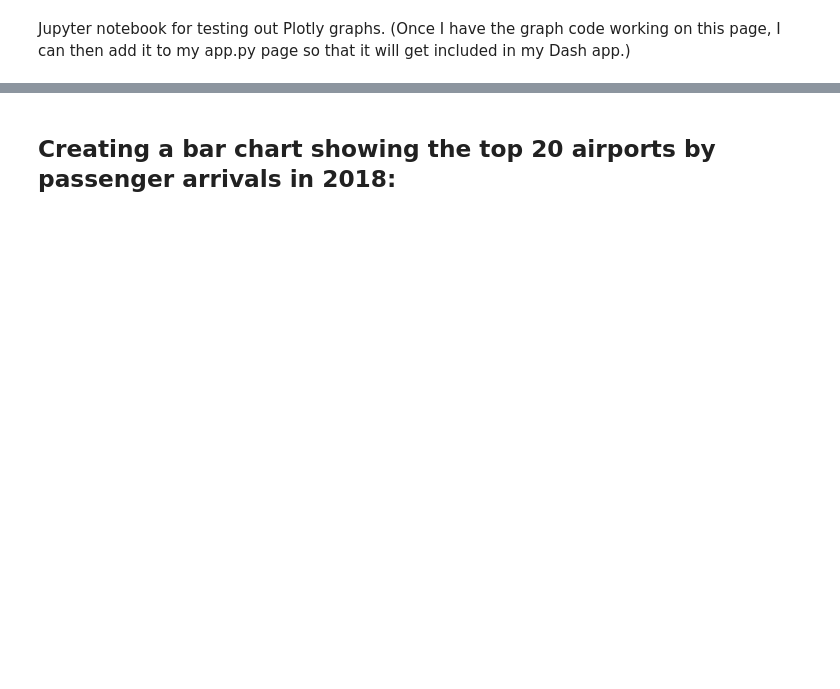
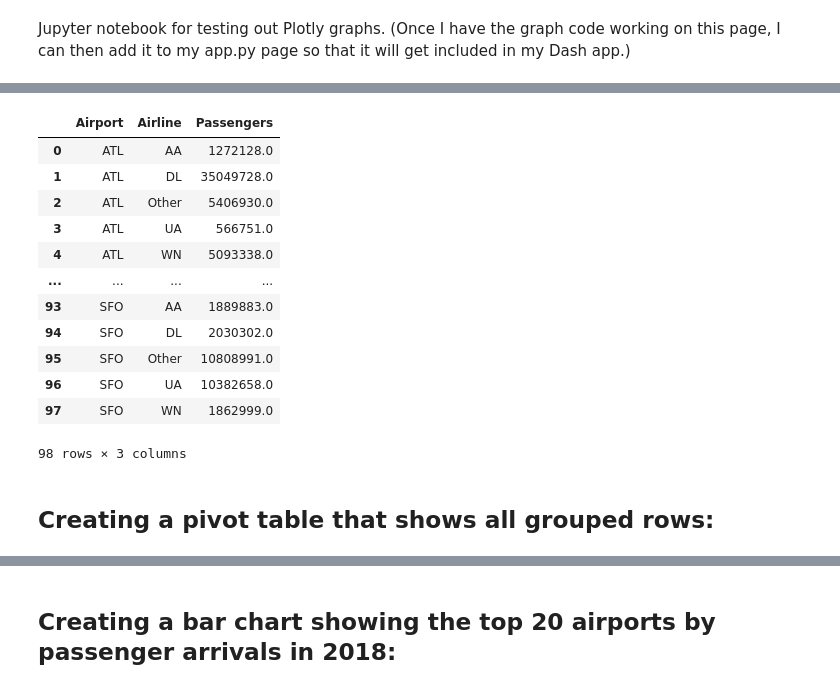
Before and after one commit to kburchfiel/kburchfiel-dash-plotly-demo, a Jupyter notebook: plotly_chart_building.ipynb, the cells around one changed output, grey strips where cells are left out. Cells and saved outputs as stored; diff of their text form; code cells hidden in the pictures; blank space fills up the shorter version.

```diff
--- a/plotly_chart_building.ipynb
+++ b/plotly_chart_building.ipynb
@@ -29,0 +46,9 @@ airline_color_map = {
+# %%
+# top_airports_graph_options = ['show_airline_comparison', 'show_route_type']
+# top_airports_graph_options = ['show_route_type']
+top_airports_graph_options = ['show_airline_comparison']
+# top_airports_graph_options = []
+
+
+top_airports_graph_options
+number_of_airports_to_show = 20
@@ -29,0 +103,33 @@ airline_color_map = {
+# %%
+# The following code creates a pivot table based on the parameters specified above.
+
+pivot_values = ['Airport']
+
+if 'show_airline_comparison' in top_airports_graph_options:
+    pivot_values.append('Airline')
+
+if 'show_route_type' in top_airports_graph_options:
+    pivot_values.append('Route_Type')
+
+df_airline_airport_pairs_filtered_pivot = df_airline_airport_pairs_filtered.pivot_table(index = pivot_values,
+values = 'Passengers', aggfunc = 'sum').reset_index()
+df_airline_airport_pairs_filtered_pivot
+
+if ('show_airline_comparison' in top_airports_graph_options) and ('show_route_type' in top_airports_graph_options):
+    df_airline_airport_pairs_filtered_pivot['Airport_Route_Pair'] = df_airline_airport_pairs_filtered_pivot['Airport'] + ' ' + df_airline_airport_pairs_filtered_pivot['Route_Type']
+
+df_airline_airport_pairs_filtered_pivot
+# %% [output]
+|  | Airport | Airline | Passengers |
+| 0 | ATL | AA | 1272128.0 |
+| 1 | ATL | DL | 35049728.0 |
+| 2 | ATL | Other | 5406930.0 |
+| 3 | ATL | UA | 566751.0 |
+| 4 | ATL | WN | 5093338.0 |
+| ... | ... | ... | ... |
+| 93 | SFO | AA | 1889883.0 |
+| 94 | SFO | DL | 2030302.0 |
+| 95 | SFO | Other | 10808991.0 |
+| 96 | SFO | UA | 10382658.0 |
+| 97 | SFO | WN | 1862999.0 |
+98 rows × 3 columns
@@ -29,0 +161,2 @@ airline_color_map = {
+# %% [markdown]
+## Creating a pivot table that shows all grouped rows:
```
Also changed, not shown: parts of 42 cells of this notebook, 6 other files.
